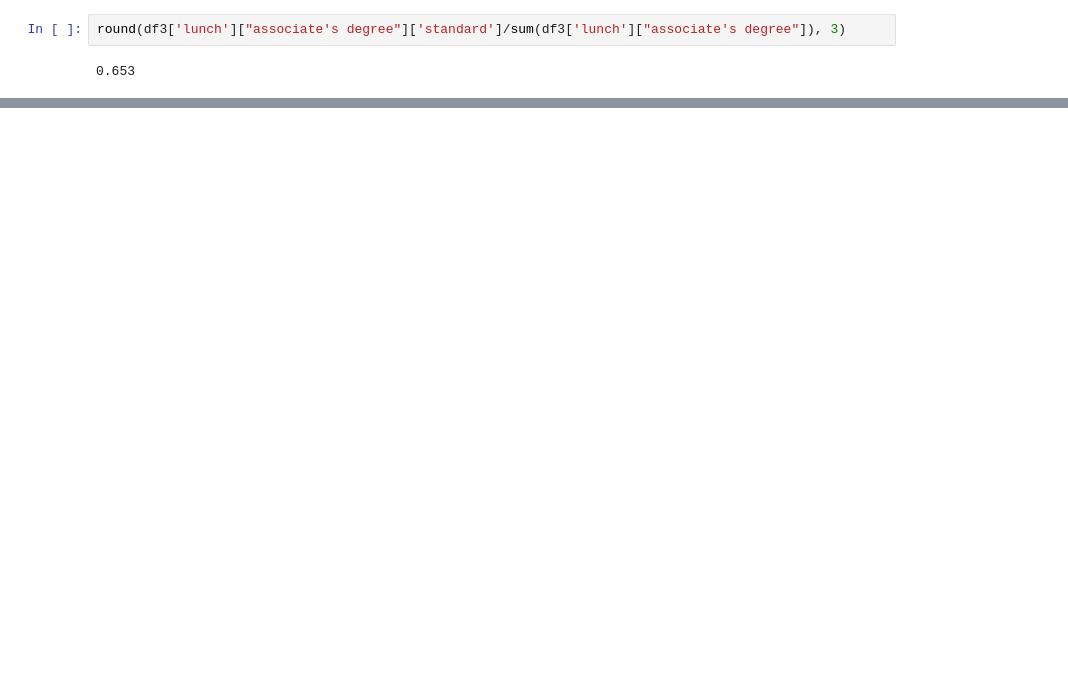
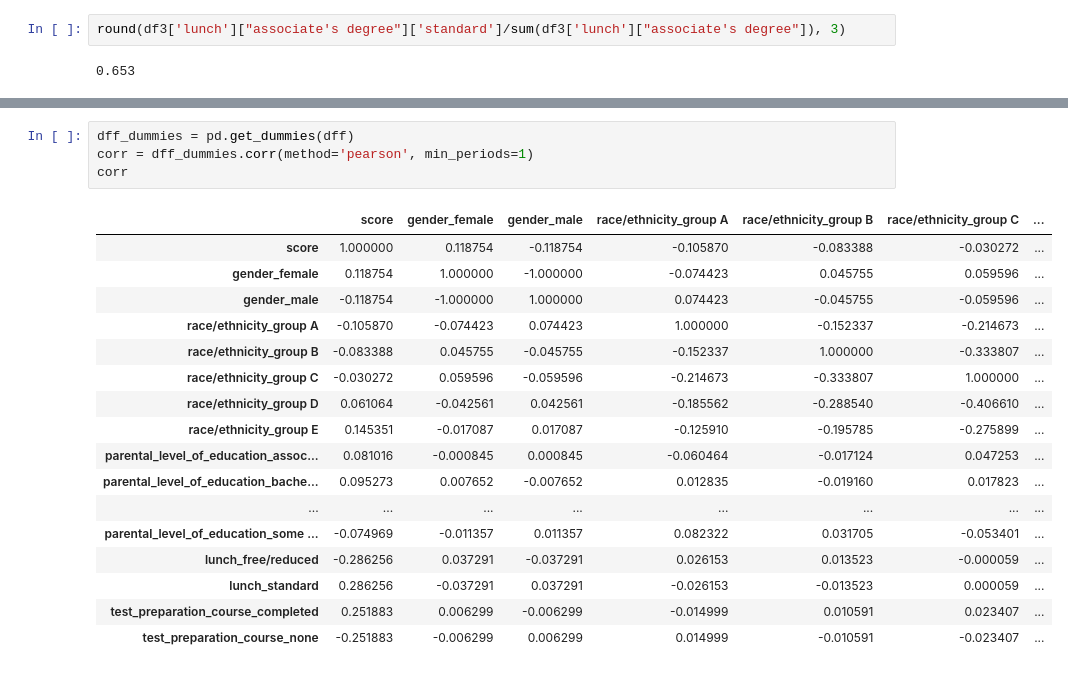
Before and after one commit to GKurek94/Data-Science-projects, a Jupyter notebook: Student_performance.ipynb, the cells around one changed output, grey strips where cells are left out. Drawn from its saved outputs; the diff is of its cells as text; blank space fills up the shorter version.

```diff
--- a/Student_performance.ipynb
+++ b/Student_performance.ipynb
@@ -149,0 +253,22 @@ df4.unstack(level=1).plot(kind='bar', subplots=False, title = "Precentage divers
+# %%
+dff_dummies = pd.get_dummies(dff)
+corr = dff_dummies.corr(method='pearson', min_periods=1)
+corr
+# %% [output]
+|  | score | gender_female | gender_male | race/ethnicity_group A | race/ethnicity_group B | race/ethnicity_group C | ... |
+| score | 1.000000 | 0.118754 | -0.118754 | -0.105870 | -0.083388 | -0.030272 | ... |
+| gender_female | 0.118754 | 1.000000 | -1.000000 | -0.074423 | 0.045755 | 0.059596 | ... |
+| gender_male | -0.118754 | -1.000000 | 1.000000 | 0.074423 | -0.045755 | -0.059596 | ... |
+| race/ethnicity_group A | -0.105870 | -0.074423 | 0.074423 | 1.000000 | -0.152337 | -0.214673 | ... |
+| race/ethnicity_group B | -0.083388 | 0.045755 | -0.045755 | -0.152337 | 1.000000 | -0.333807 | ... |
+| race/ethnicity_group C | -0.030272 | 0.059596 | -0.059596 | -0.214673 | -0.333807 | 1.000000 | ... |
+| race/ethnicity_group D | 0.061064 | -0.042561 | 0.042561 | -0.185562 | -0.288540 | -0.406610 | ... |
+| race/ethnicity_group E | 0.145351 | -0.017087 | 0.017087 | -0.125910 | -0.195785 | -0.275899 | ... |
+| parental_level_of_education_assoc... | 0.081016 | -0.000845 | 0.000845 | -0.060464 | -0.017124 | 0.047253 | ... |
+| parental_level_of_education_bache... | 0.095273 | 0.007652 | -0.007652 | 0.012835 | -0.019160 | 0.017823 | ... |
+| ... | ... | ... | ... | ... | ... | ... | ... |
+| parental_level_of_education_some ... | -0.074969 | -0.011357 | 0.011357 | 0.082322 | 0.031705 | -0.053401 | ... |
+| lunch_free/reduced | -0.286256 | 0.037291 | -0.037291 | 0.026153 | 0.013523 | -0.000059 | ... |
+| lunch_standard | 0.286256 | -0.037291 | 0.037291 | -0.026153 | -0.013523 | 0.000059 | ... |
+| test_preparation_course_completed | 0.251883 | 0.006299 | -0.006299 | -0.014999 | 0.010591 | 0.023407 | ... |
+| test_preparation_course_none | -0.251883 | -0.006299 | 0.006299 | 0.014999 | -0.010591 | -0.023407 | ... |
```
Also changed, not shown: parts of 34 cells of this notebook.
